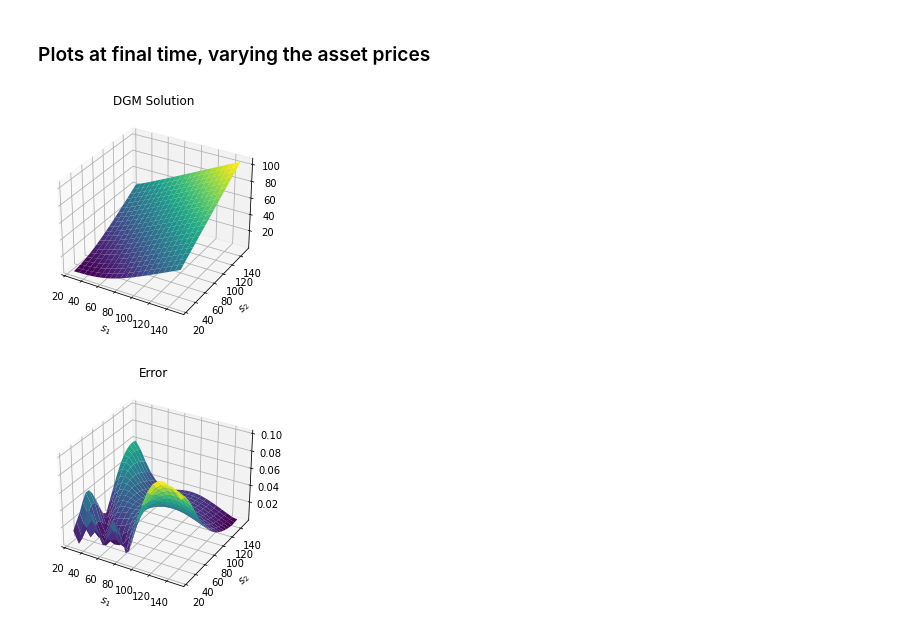
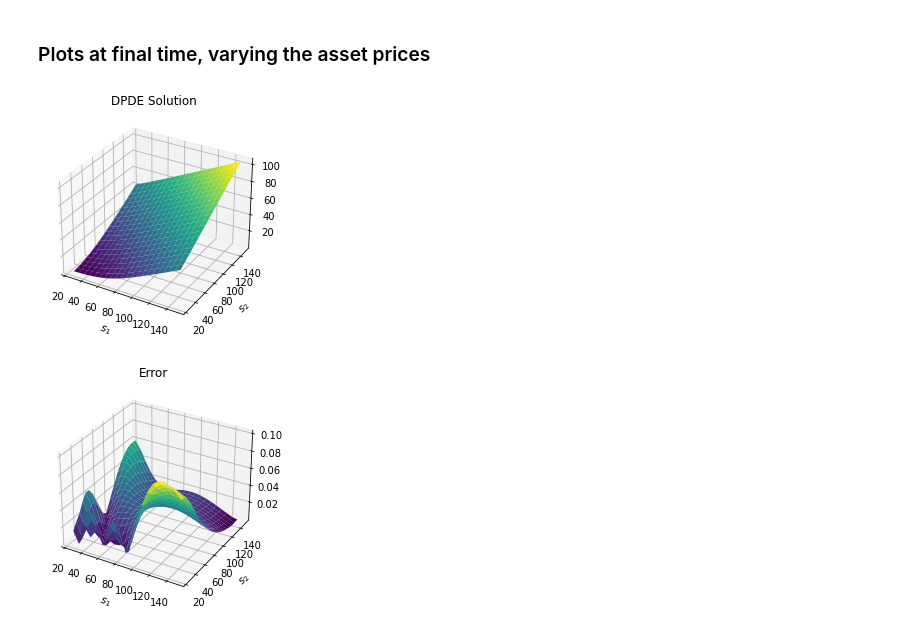
Before and after one commit to LWunderlich/DeepPDE, a Jupyter notebook: TwoAssetsExample/DeepParametricPDEExample.ipynb, the cells around one changed output. Cells and saved outputs as stored; diff of their text form; code cells hidden in the pictures.

```diff
--- a/ParametricDeepGalerkinExample.ipynb
+++ b/TwoAssetsExample/DeepParametricPDEExample.ipynb
@@ -335,7 +335,7 @@ It creates
  * Points in the interior $(t^i, x^i, \mu^i)$  as data_train_interior
  * Points at the payoff $(0, \hat x^i \hat \mu^i)$ as data_train_initial
 # %%
-class DGMGenerator(keras.utils.Sequence):
+class DPDEGenerator(keras.utils.Sequence):
     """ Create batches of random points for the network training. """
 
     def __init__(self, batch_size):
@@ -388,11 +388,11 @@ $
 
 As all variables were normalised, they and their derivatives need to be transformed.
 # %%
-class DGMModel(keras.Model):
-    """ Create a keras model with the deep Galerkin loss function """
+class DPDEModel(keras.Model):
+    """ Create a keras model with the deep param. PDE loss function """
 
     def train_step(self, data):
-        """ Create one optimisation stop based on the DGM loss function. """
+        """ Create one optimisation stop based on the deep param. PDE loss function. """
         data_interior, data_initial = data[0]
 
         riskfree_rate_interior = transform_to_riskfree_rate(
@@ -462,36 +462,26 @@ If load_model is set to True, the pre-trained model will be downloaded and impor
 if load_model:
     # Load model from local folder. If it is not availabe, download it.
     os.makedirs('model/variables', exist_ok=True)
-
+    url_base = 'https://github.com/LWunderlich/DeepPDE/raw/master/TwoAssetsExample/'
     filename = 'model/saved_model.pb'
     if not os.path.isfile(filename):
-        urllib.request.urlretrieve(
-             'https://github.com/LWunderlich/DGM/raw/master/'
-                + filename,
-             filename)
+        urllib.request.urlretrieve(url_base + filename, filename)
 
     filename = 'model/variables/variables.data-00000-of-00001'
     if not os.path.isfile(filename):
-        urllib.request.urlretrieve(
-             'https://github.com/LWunderlich/DGM/raw/master/'
-                + filename,
-             filename)
+        urllib.request.urlretrieve(url_base + filename, filename)
 
     filename = 'model/variables/variables.index'
     if not os.path.isfile(filename):
-        urllib.request.urlretrieve(
-             'https://github.com/LWunderlich/DGM/raw/master/'
-                + filename,
-             filename)
+        urllib.request.urlretrieve(url_base + filename, filename)
 
     model = keras.models.load_model('model')
-
 else:
     # Create and train model from scratch.
     inputs = keras.Input(shape=(dimension_total,))
     outputs = create_network(inputs)
-    model = DGMModel(inputs=inputs, outputs=outputs)
-    batch_generator = DGMGenerator(n_train)
+    model = DPDEModel(inputs=inputs, outputs=outputs)
+    batch_generator = DPDEGenerator(n_train)
     model.compile(optimizer=tf.keras.optimizers.Adam(initial_learning_rate))
     callback = tf.keras.callbacks.EarlyStopping(
         'loss', patience=50, restore_best_weights=True)
@@ -673,7 +663,7 @@ Here we evaluate the model (either loaded or trained). First we look at fixed pa
 # %% [markdown]
 ### Plots at final time, varying the asset prices
 # %%
-DGM_solution = model.predict(x_plot_normalised).reshape(
+DPDE_solution = model.predict(x_plot_normalised).reshape(
     nr_samples_surface_plot, nr_samples_surface_plot)
 
 exact_solution_evaluated = [exact_solution(t=t_max, s1=s1[0], s2=s2[0],
@@ -693,14 +683,14 @@ localisation_plot = localisation(4., s1_plot_mesh, s2_plot_mesh, riskfree_rate_e
 # %%
 fig = plt.figure()
 ax = plt.axes(projection='3d')
 
-ax.plot_surface(s1_plot_mesh, s2_plot_mesh, DGM_solution, cmap='viridis')
-ax.set_title('DGM Solution')
+ax.plot_surface(s1_plot_mesh, s2_plot_mesh, DPDE_solution, cmap='viridis')
+ax.set_title('DPDE Solution')
 ax.set_xlabel('$s_1$')
 ax.set_ylabel('$s_2$')
 plt.show()
 # %% [output]
-[figure, old version]
+[figure, new version]
 # %%
 fig = plt.figure()
 ax = plt.axes(projection='3d')
```
Also changed, not shown: parts of 13 cells of this notebook, 3 other files.
